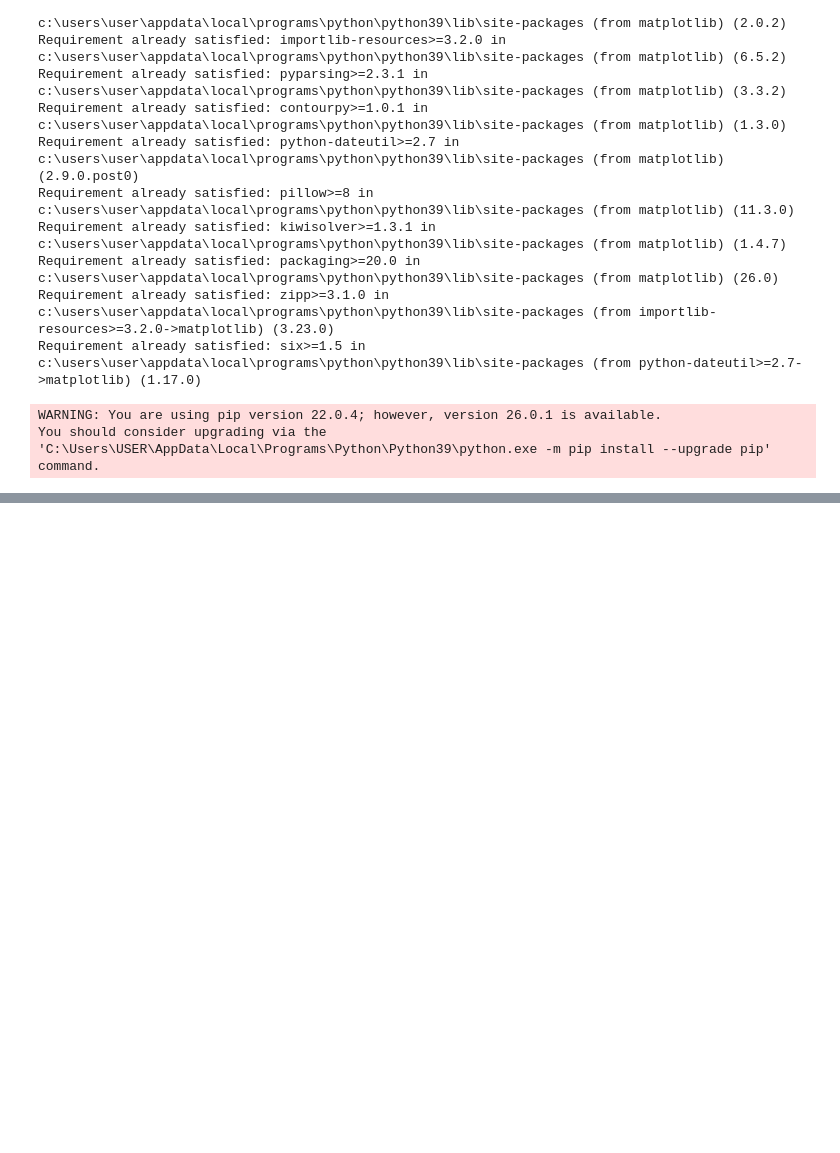
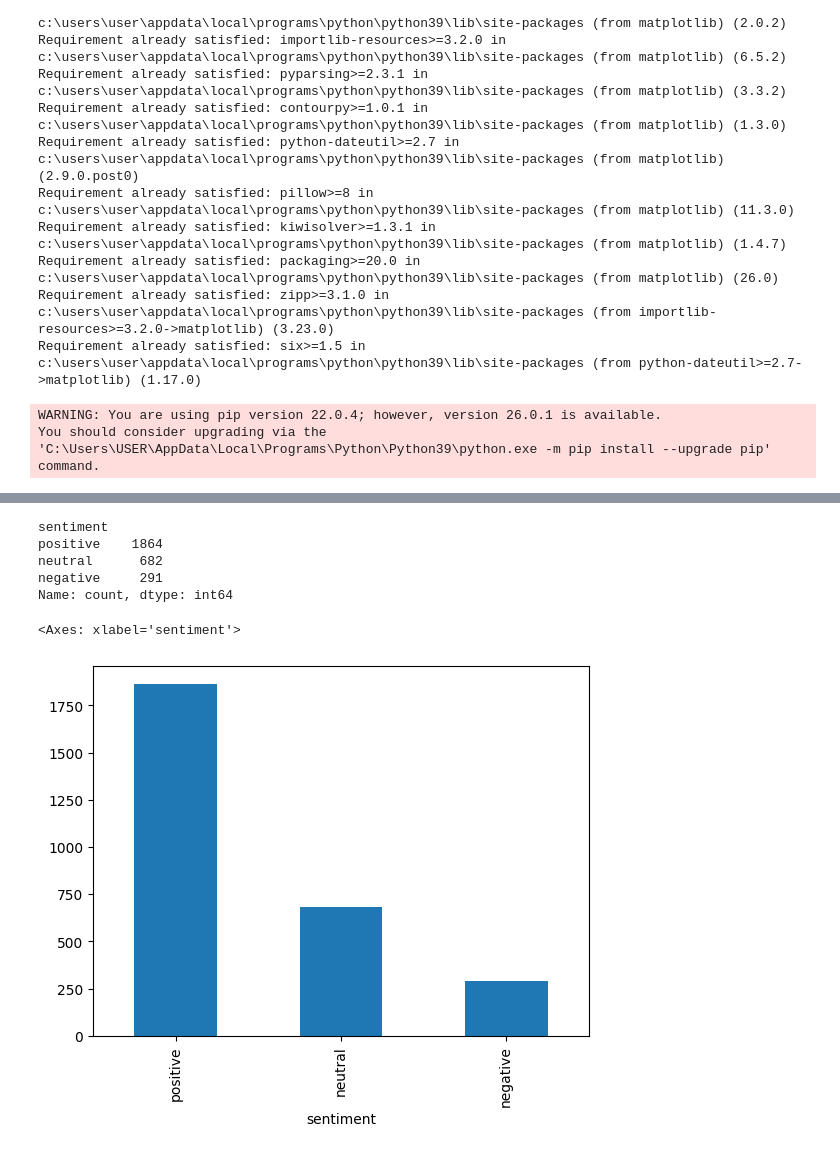
Before and after one commit to adelinewidyatmoko/PBA_MicrosoftPlannerSentimentAnalysis, a Jupyter notebook: ScrappingNHSReviews.ipynb, the cells around one changed output, grey strips where cells are left out. Drawn from its saved outputs; the diff is of its cells as text; code cells hidden in the pictures; blank space fills up the shorter version.

```diff
--- a/ScrappingNHSReviews.ipynb
+++ b/ScrappingNHSReviews.ipynb
@@ -241,0 +250,7 @@ Passing `palette` without assigning `hue` is deprecated and will be removed in v
+# %%
+#Create Sentiment Function
+def get_sentiment(text):
+    analysis = TextBlob(text)
+    return analysis.sentiment.polarity
+# %%
+df_nhsrev["polarity"] = df_nhsrev["content"].apply(get_sentiment)
@@ -241,0 +274,23 @@ Passing `palette` without assigning `hue` is deprecated and will be removed in v
+# %%
+def sentiment_label(score):
+    if score > 0:
+        return "positive"
+    elif score < 0:
+        return "negative"
+    else:
+        return "neutral"
+
+df_nhsrev["sentiment"] = df_nhsrev["polarity"].apply(sentiment_label)
+# %%
+df_nhsrev["sentiment"].value_counts()
+# %% [output]
+sentiment
+positive    1864
+neutral      682
+negative     291
+Name: count, dtype: int64
+# %%
+df_nhsrev["sentiment"].value_counts().plot(kind="bar")
+# %% [output]
+<Axes: xlabel='sentiment'>
+[figure, added]
```
Also changed, not shown: parts of 20 cells of this notebook, 5 other files.
